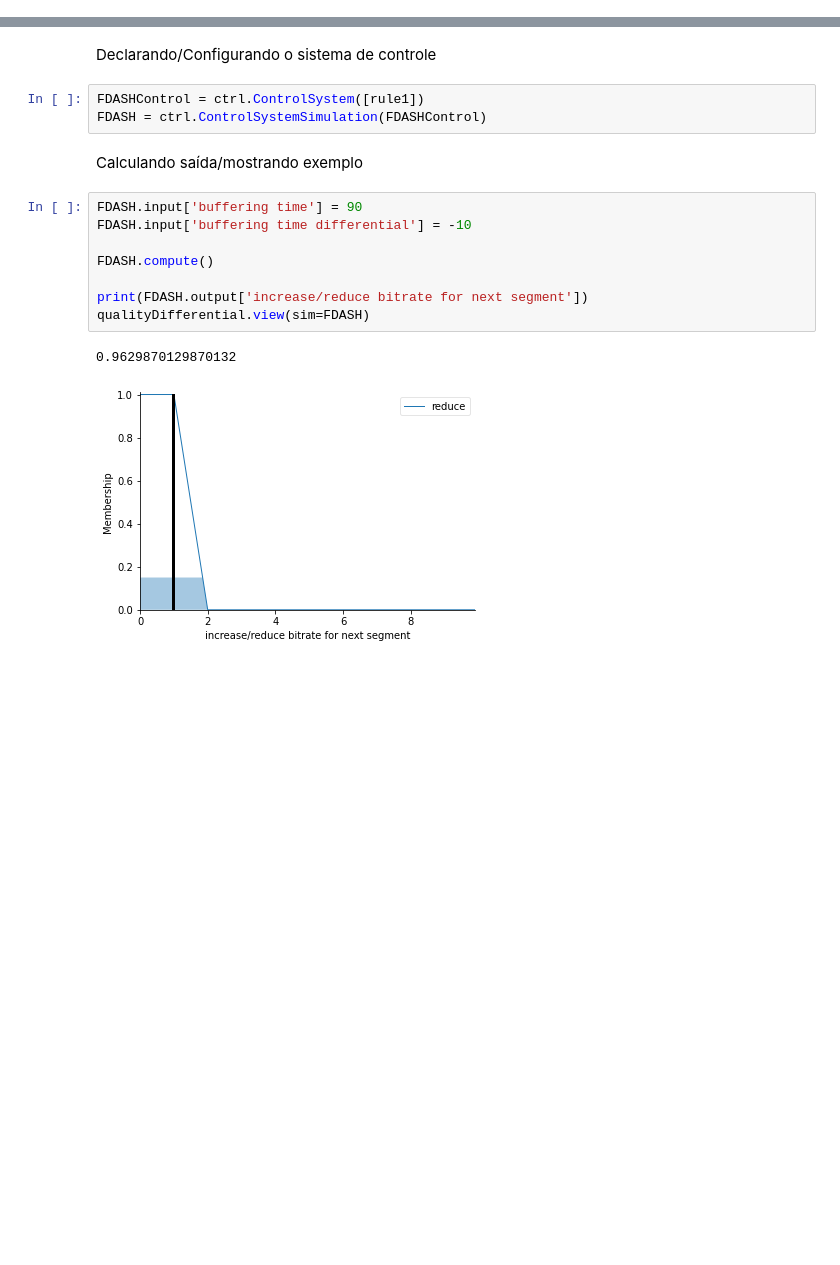
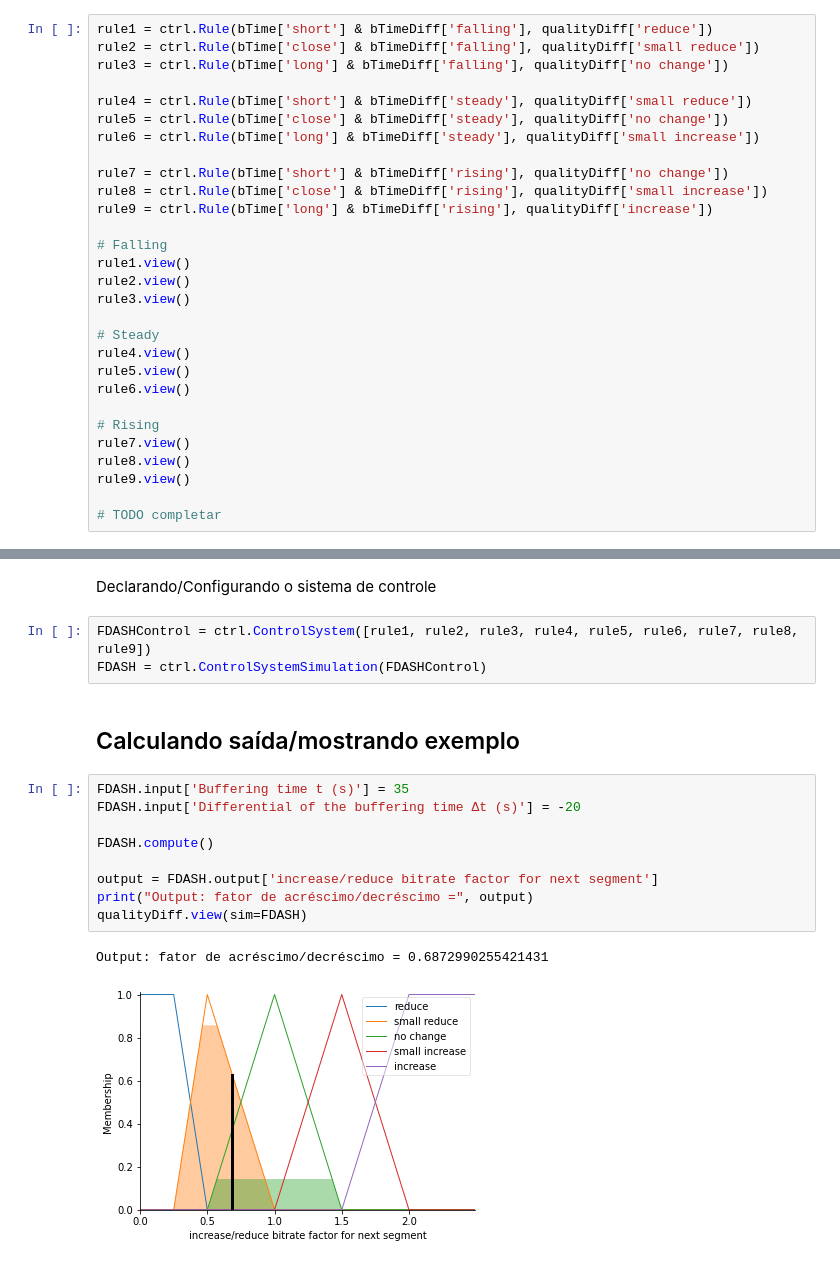
Before and after one commit to capelaum/TR2-ABR-Algorithm, a Jupyter notebook: FuzzyExample/FuzzyExample.ipynb, the cells around one changed output, grey strips where cells are left out. Saved outputs shown, nothing was run; the diff lists cells and outputs as text; blank space fills up the shorter version.

```diff
--- a/FuzzyExample/FuzzyExample.ipynb
+++ b/FuzzyExample/FuzzyExample.ipynb
@@ -51,0 +54,29 @@ rule1.view()
+# %%
+rule1 = ctrl.Rule(bTime['short'] & bTimeDiff['falling'], qualityDiff['reduce'])
+rule2 = ctrl.Rule(bTime['close'] & bTimeDiff['falling'], qualityDiff['small reduce'])
+rule3 = ctrl.Rule(bTime['long'] & bTimeDiff['falling'], qualityDiff['no change'])
+
+rule4 = ctrl.Rule(bTime['short'] & bTimeDiff['steady'], qualityDiff['small reduce'])
+rule5 = ctrl.Rule(bTime['close'] & bTimeDiff['steady'], qualityDiff['no change'])
+rule6 = ctrl.Rule(bTime['long'] & bTimeDiff['steady'], qualityDiff['small increase'])
+
+rule7 = ctrl.Rule(bTime['short'] & bTimeDiff['rising'], qualityDiff['no change'])
+rule8 = ctrl.Rule(bTime['close'] & bTimeDiff['rising'], qualityDiff['small increase'])
+rule9 = ctrl.Rule(bTime['long'] & bTimeDiff['rising'], qualityDiff['increase'])
+
+# Falling
+rule1.view()
+rule2.view()
+rule3.view()
+
+# Steady
+rule4.view()
+rule5.view()
+rule6.view()
+
+# Rising
+rule7.view()
+rule8.view()
+rule9.view()
+
+# TODO completar
@@ -52,18 +94,19 @@ rule1.view()
 # %% [markdown]
 Declarando/Configurando o sistema de controle
 # %%
-FDASHControl = ctrl.ControlSystem([rule1])
+FDASHControl = ctrl.ControlSystem([rule1, rule2, rule3, rule4, rule5, rule6, rule7, rule8, rule9])
 FDASH = ctrl.ControlSystemSimulation(FDASHControl)
 # %% [markdown]
-Calculando saída/mostrando exemplo
+## Calculando saída/mostrando exemplo
 # %%
-FDASH.input['buffering time'] = 90
-FDASH.input['buffering time differential'] = -10
+FDASH.input['Buffering time t (s)'] = 35
+FDASH.input['Differential of the buffering time Δt (s)'] = -20
 
 FDASH.compute()
 
-print(FDASH.output['increase/reduce bitrate for next segment'])
-qualityDifferential.view(sim=FDASH)
+output = FDASH.output['increase/reduce bitrate factor for next segment']
+print("Output: fator de acréscimo/decréscimo =", output)
+qualityDiff.view(sim=FDASH)
 # %% [output]
-0.9629870129870132
+Output: fator de acréscimo/decréscimo = 0.6872990255421431
-[figure, old version]
+[figure, new version]
```
Also changed, not shown: parts of 6 cells of this notebook, 1 other file.
